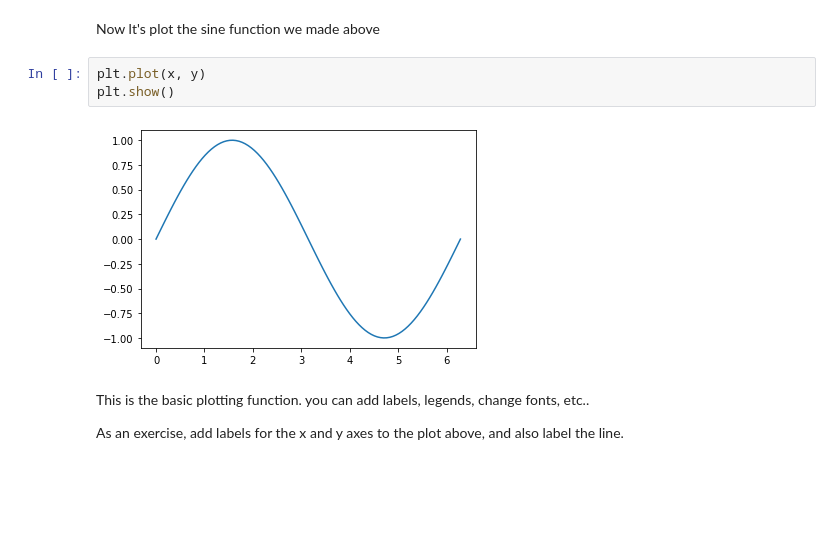
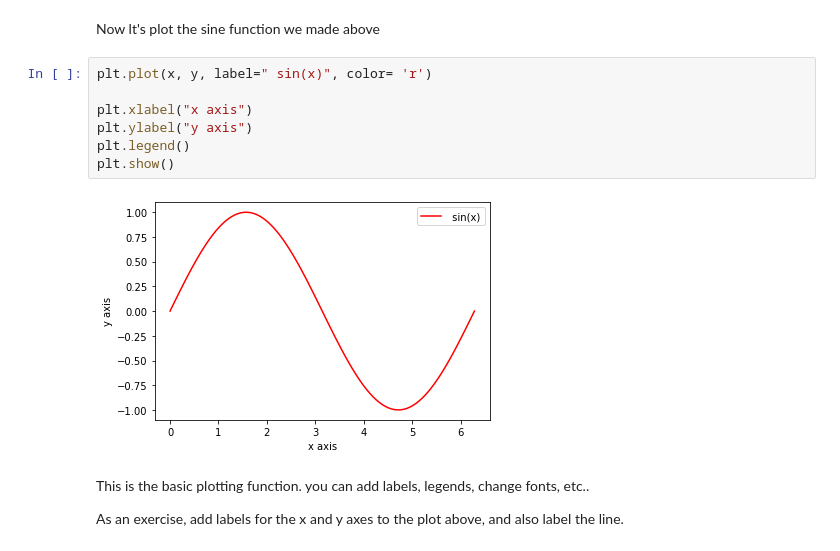
Before and after one commit to SBUDataAnalysis/introduction-to-python-alibakhtar, a Jupyter notebook: Set_01.ipynb, the cells around one changed output. Saved outputs shown, nothing was run; the diff lists cells and outputs as text; blank space fills up the shorter version.

```diff
--- a/Set_01.ipynb
+++ b/Set_01.ipynb
@@ -349,11 +349,15 @@ Matplotlib is a library used for simple plotting. It is basically the python ver
 import matplotlib.pyplot as plt
 # %% [markdown]
 Now lt's plot the sine function we made above
-# %%
-plt.plot(x, y)
-plt.show()
-# %% [output]
-[figure, removed]
+# %%
+plt.plot(x, y, label=" sin(x)", color= 'r')
+
+plt.xlabel("x axis")
+plt.ylabel("y axis")
+plt.legend()
+plt.show()
+# %% [output]
+[figure, added]
 # %% [markdown]
 This is the basic plotting function. you can add labels, legends, change fonts, etc..
 
```
Also changed, not shown: parts of 4 cells of this notebook.
